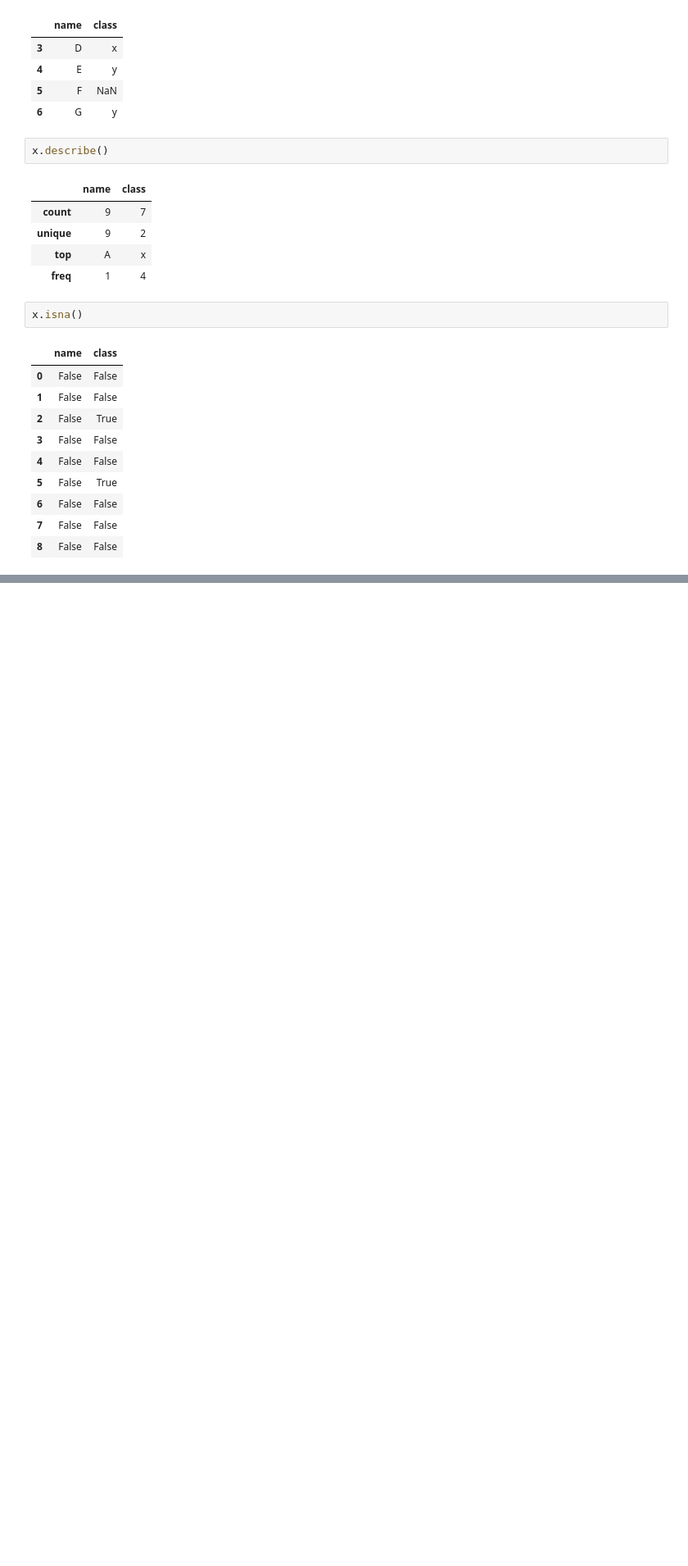
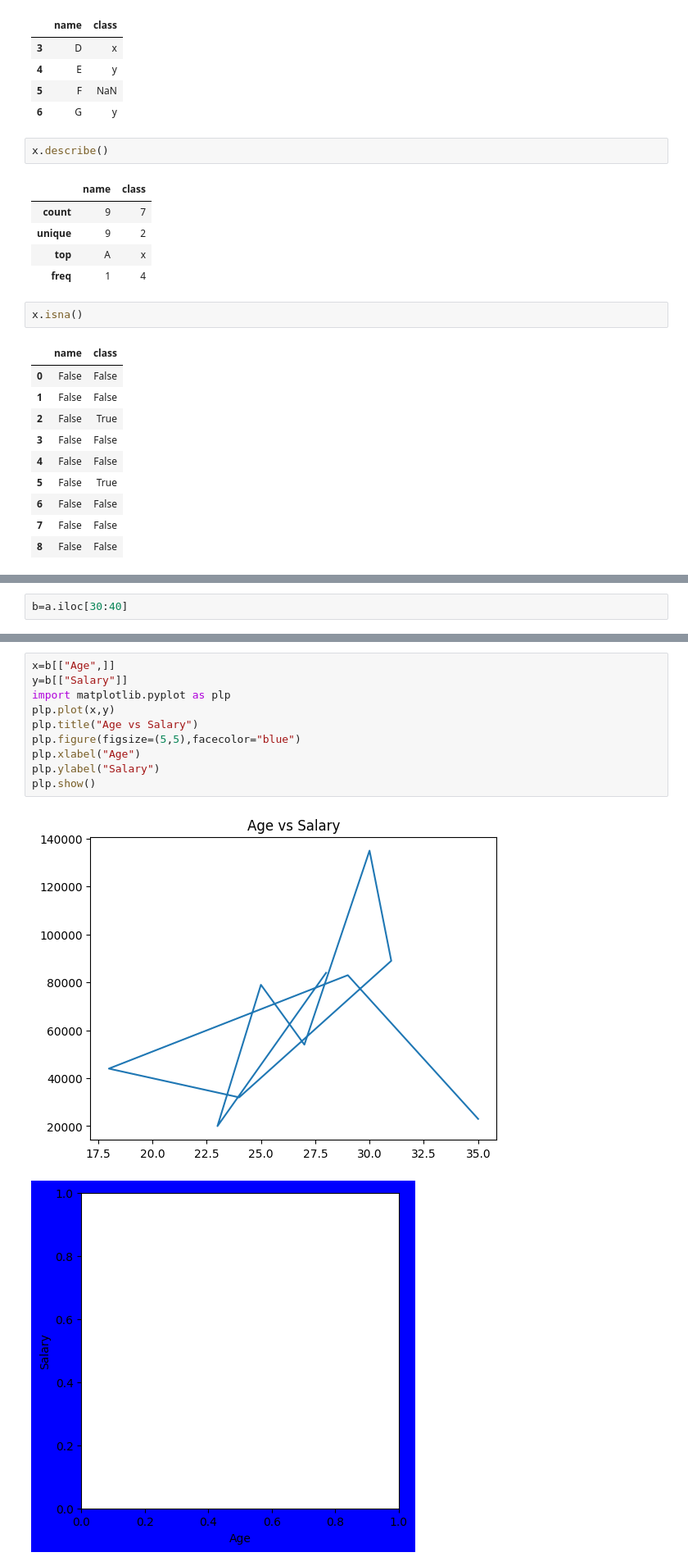
Before and after one commit to padmaganga/my-first-code, a Jupyter notebook: python_code_start_.ipynb, the cells around one changed output, grey strips where cells are left out. Shown at 82% size. Cells and saved outputs as stored; diff of their text form; blank space fills up the shorter version.

```diff
--- a/python_code_start_.ipynb
+++ b/python_code_start_.ipynb
@@ -512,0 +531,2 @@ x.isna()
+# %%
+b=a.iloc[30:40]
@@ -512,0 +561,13 @@ x.isna()
+# %%
+x=b[["Age",]]
+y=b[["Salary"]]
+import matplotlib.pyplot as plp
+plp.plot(x,y)
+plp.title("Age vs Salary")
+plp.figure(figsize=(5,5),facecolor="blue")
+plp.xlabel("Age")
+plp.ylabel("Salary")
+plp.show()
+# %% [output]
+[figure, added]
+[figure, added]
```
Also changed, not shown: parts of 12 cells of this notebook.
